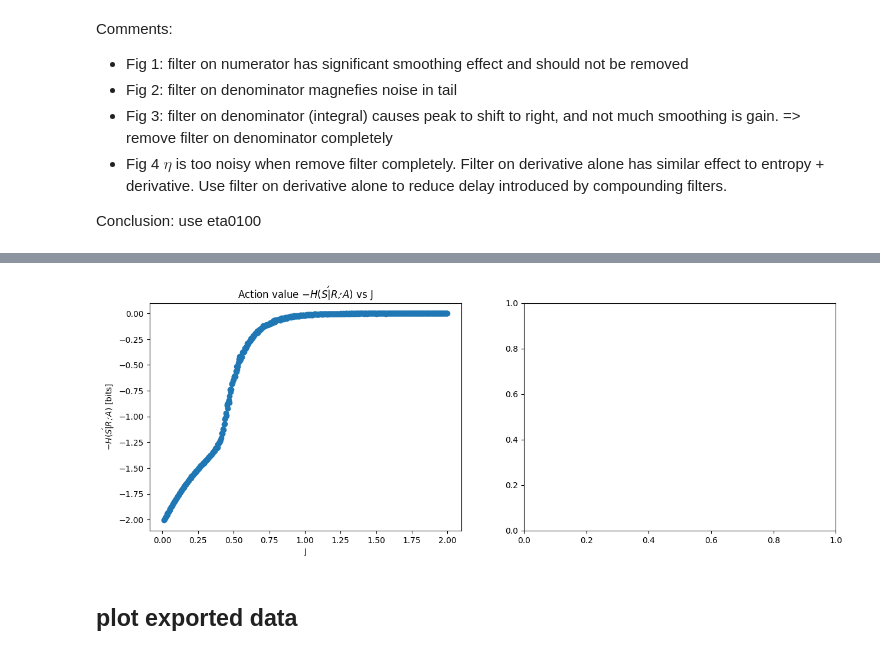
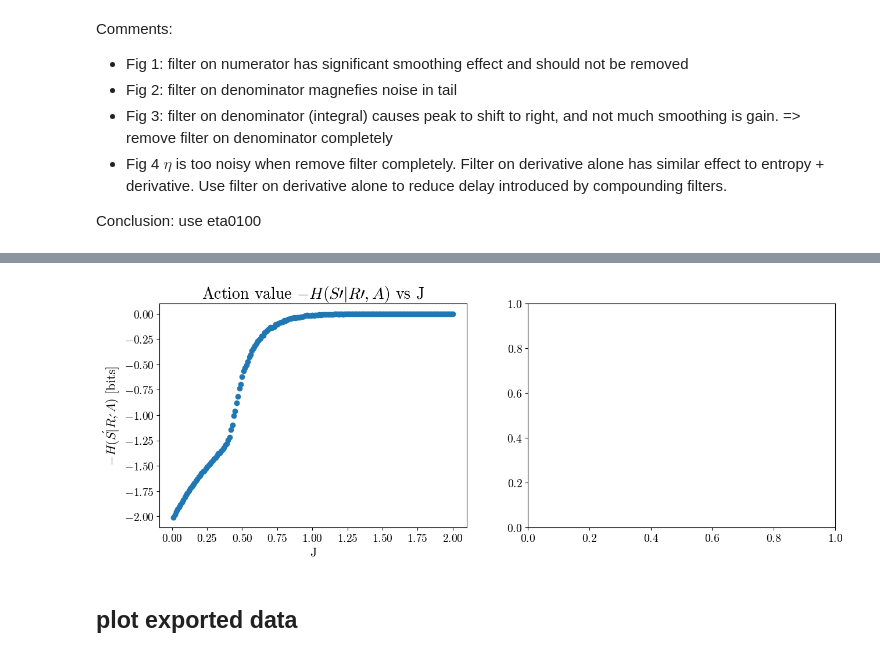
Before and after one commit to qianyangchen/IsingModel2D, a Jupyter notebook: Ising2D.ipynb, the cells around one changed output, grey strips where cells are left out. Cells and saved outputs as stored; diff of their text form; code cells hidden in the pictures.

```diff
--- a/Ising2D.ipynb
+++ b/Ising2D.ipynb
@@ -30,6 +30,11 @@ plt.rcParams['font.family'] = 'serif'
 plt.rcParams['font.serif'] = 'cmr10'  # Use the Computer Modern Roman font
 plt.rcParams['mathtext.fontset'] = 'cm'  # Use Computer Modern for math text
 plt.rcParams['axes.formatter.use_mathtext'] = True
+plt.rcParams['axes.labelsize'] = 16  # Axis labels
+plt.rcParams['axes.titlesize'] = 20  # Title
+plt.rcParams['xtick.labelsize'] = 14 # X tick labels
+plt.rcParams['ytick.labelsize'] = 14 # Y tick labels
+# plt.rcParams['legend.fontsize'] = 12 # Legend
 # %% [markdown]
 ### Description of process
 Consider a set $\Lambda$ of lattice sites in 2D, each site $i$ has a spin $\sigma_i\in\{-1,+1\}$. For each adjacent site $i,j$ there is an interaction $J_{ij}$ between them. Assume interaction strength is the same everywhere in the lattice, and hence $J_{ij}=J$. Consider only energy in the links between the nearest 4 neighbors. Without external magnetic field, the energy of a specific configuration $\underline{\sigma}=\{\sigma_1, ..., \sigma_N\}$ is therefore:
@@ -389,7 +387,7 @@ ax.set_ylabel('Magnetisation');
 # %%
 %%time
 # run for multiple J and compute analytical quantities for each J
-Js = np.linspace(0.01,2,600)
+Js = np.linspace(0.01,2,200)
 N = 100
 time = 1200000 # perform 1.2mil flips
 numSample = 200000 # take 20k observations to compute pi
@@ -709,13 +694,13 @@ etaSmooth = eta0100
 # %%
 # plots for free energy
 fig, axes = plt.subplots(nrows=1, ncols=2, figsize=(15, 5))
 ax = axes[0]
 ax.scatter(fe.keys(), fe.values())
-ax.set_title(r'Action value $-H(S\'|R\',A)$ vs J');
+ax.set_title(r'Action value $-H(S\prime|R\prime,A)$ vs J');
 ax.set_xlabel('J');
 ax.set_ylabel(r'$-H(S\'|R\',A)$ [bits]');
 # %% [output]
-[figure, old version]
+[figure, new version]
 # %%
 # make interactive plot
 fig = go.Figure()
```
Also changed, not shown: parts of 31 cells of this notebook.
